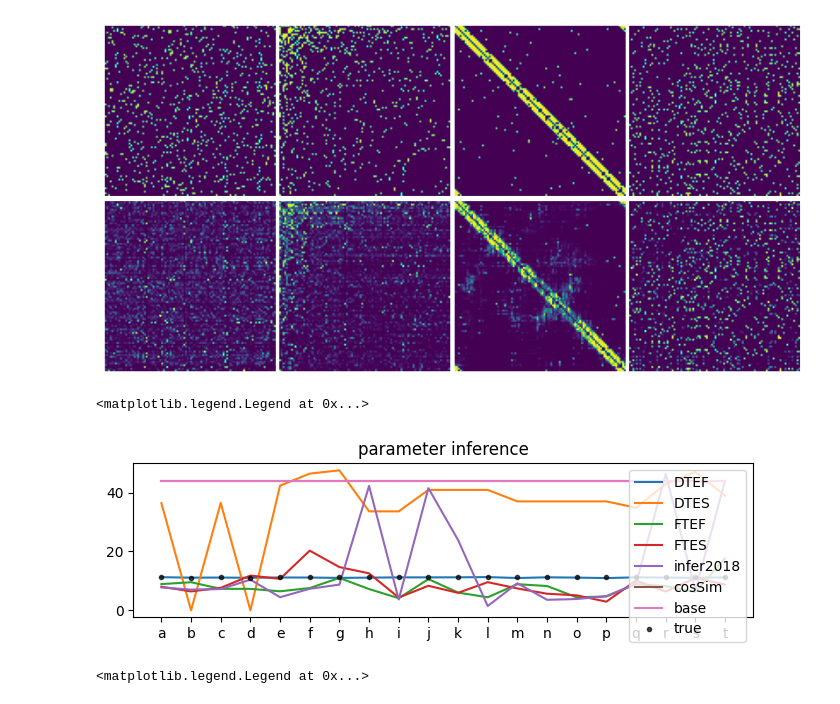
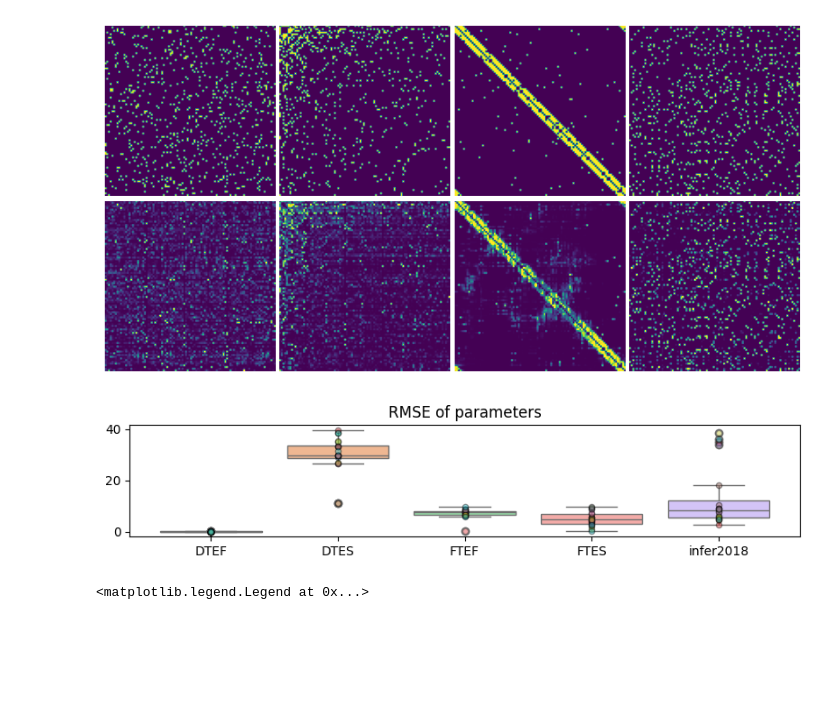
Before and after one commit to bizhili/Topology_Learning_Epis, a Jupyter notebook: readExperiment.ipynb, the cells around one changed output. Saved outputs shown, nothing was run; the diff lists cells and outputs as text; code cells hidden in the pictures; blank space fills up the shorter version.

```diff
--- a/readExperiment.ipynb
+++ b/readExperiment.ipynb
@@ -181,8 +181,7 @@ paraList= []
 paraPList= []
 
 
-for j, modelLoad in enumerate(modelLoads):
-    paraListM= []
+for j, modelLoad in enumerate(modelLoads[0:5]):
     paraPListM= []
     for i, typeG in enumerate(graphsAll):
         for seed in seeds:
@@ -200,23 +199,44 @@ for j, modelLoad in enumerate(modelLoads):
             tausP= 0
         if np.isnan(r0sP).any():
             r0sP= 0
-        paraListM.append(np.sqrt(np.mean(taus)**2+np.mean(r0s)**2))
-        paraPListM.append(np.sqrt(np.mean(tausP)**2+np.mean(r0sP)**2))
-    paraList.append(paraListM)
+        numerator= np.sqrt((np.mean(taus)-np.mean(tausP))**2+(np.mean(r0s)-np.mean(r0sP))**2)
+        denominator= np.sqrt(np.mean(taus)**2+np.mean(r0s)**2)
+        paraPListM.append(numerator)
     paraPList.append(paraPListM)
-# %%
-plt.figure(figsize=(8, 2))
-tickInterval= 1
-for i, _ in enumerate(modelLoads):
-    plt.plot(paraPList[i])
-plt.xticks(ticks= [i*tickInterval for i in range(len(paraList[0])//tickInterval)],
-    labels= [chr(97+i*tickInterval) for i in range(len(paraList[0])//tickInterval)])
-plt.plot(paraList[0], color= "black", marker='.', alpha= 0.7, linestyle= "")
-plt.title("parameter inference")
-plt.legend(modelNames+ ["true"], ncol= 1)
-# %% [output]
-<matplotlib.legend.Legend at 0x...>
-[figure, removed]
+# %%
+import seaborn as sns
+
+# Example data (replace with your actual data D)
+D = np.row_stack(paraPList).T
+m= D.shape[0]
+n= D.shape[1]
+
+# Box plot
+fig, ax = plt.subplots(figsize=(8, 2))
+palette= sns.color_palette("pastel")
+palette= palette
+bplot=sns.boxplot(data=D, ax=ax, palette= palette)
+
+
+# Overlay points for experiments with same color per experiment
+colors = plt.cm.get_cmap('tab10', m)
+
+for exp_idx in range(m):
+    ax.scatter(np.arange(n), D[exp_idx, :], color=colors(exp_idx),
+               edgecolors='black', s=20, zorder=4, label=f'{chr(97+exp_idx)}', alpha= 0.4)
+# Labeling
+ax.set_xticklabels(modelNames[0:5])
+# ax.set_xlabel('Methods', fontsize=14)
+# ax.set_ylabel('Values', fontsize=14)
+ax.set_title('RMSE of parameters')
+
+# Optional: Legend outside the plot
+# ax.legend(loc='upper left', title='Graph', ncol= 10)
+
+plt.tight_layout()
+plt.show()
+# %% [output]
+[figure, added]
 # %%
 from matplotlib.colors import LogNorm, Normalize
 from sklearn.metrics import roc_curve, auc, precision_recall_curve
```
Also changed, not shown: parts of 5 cells of this notebook, 3 other files.
